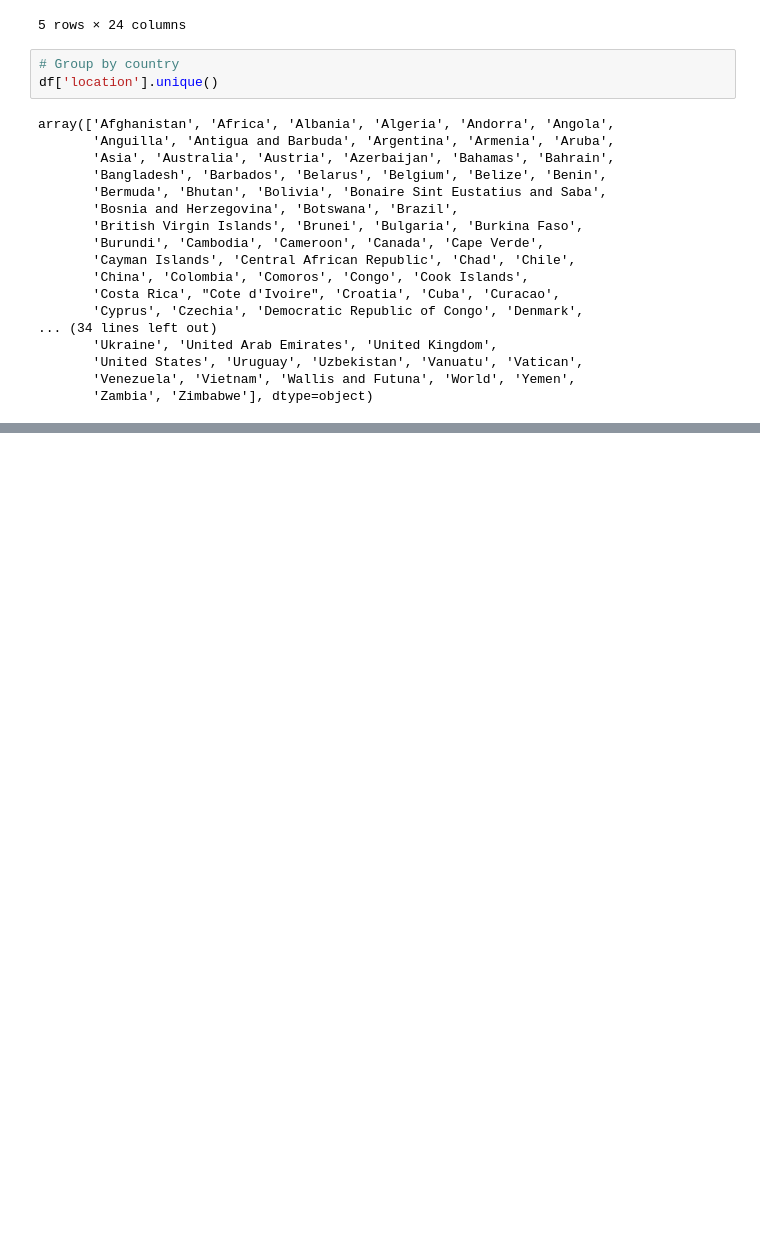
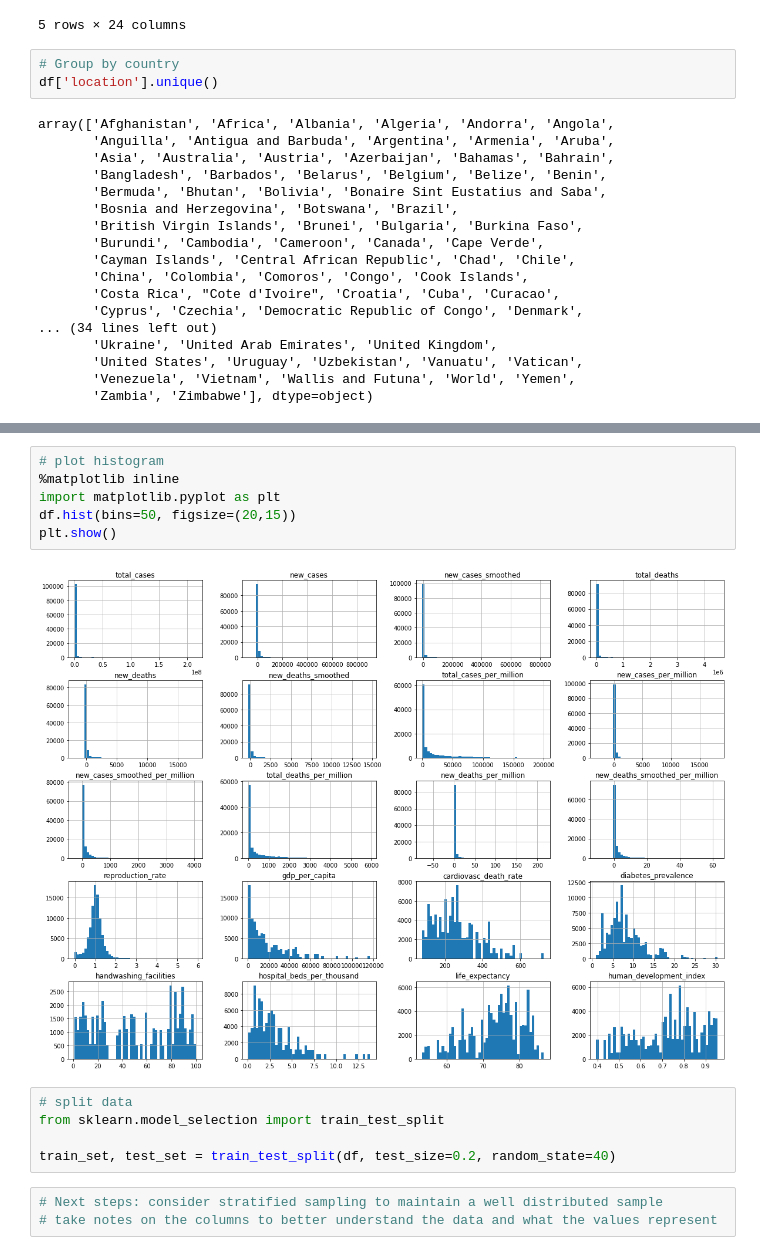
Before and after one commit to adrianmoses/100-ml-projects, a Jupyter notebook: 001/Project 001.ipynb, the cells around one changed output, grey strips where cells are left out. Cells and saved outputs as stored; diff of their text form; blank space fills up the shorter version.

```diff
--- a/001/Project 001.ipynb
+++ b/001/Project 001.ipynb
@@ -39,0 +99,16 @@ array(['Afghanistan', 'Africa', 'Albania', 'Algeria', 'Andorra', 'Angola',
+# %%
+# plot histogram
+%matplotlib inline
+import matplotlib.pyplot as plt
+df.hist(bins=50, figsize=(20,15))
+plt.show()
+# %% [output]
+[figure, added]
+# %%
+# split data
+from sklearn.model_selection import train_test_split
+
+train_set, test_set = train_test_split(df, test_size=0.2, random_state=40)
+# %%
+# Next steps: consider stratified sampling to maintain a well distributed sample
+# take notes on the columns to better understand the data and what the values represent
```
Also changed, not shown: parts of 4 cells of this notebook.
